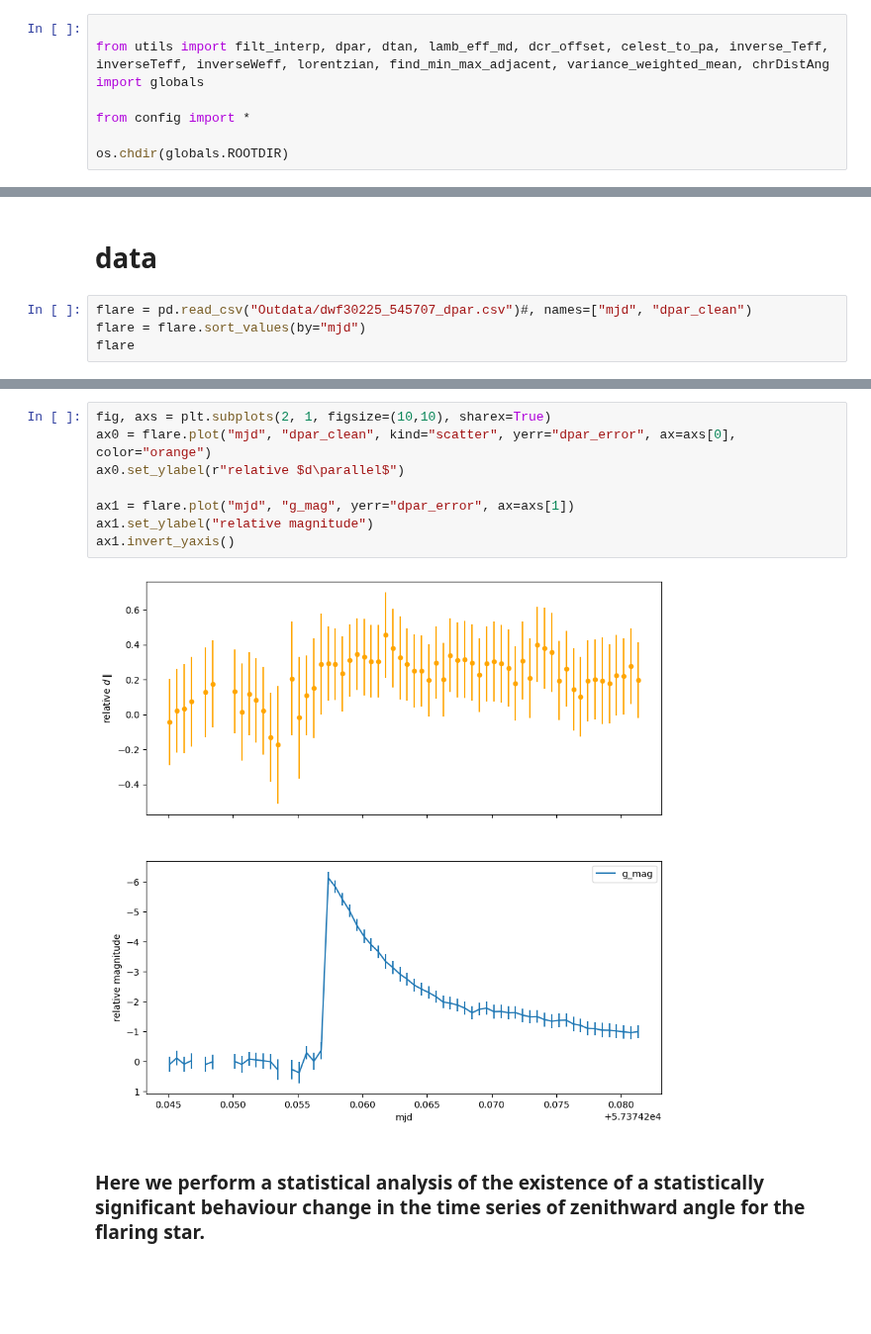
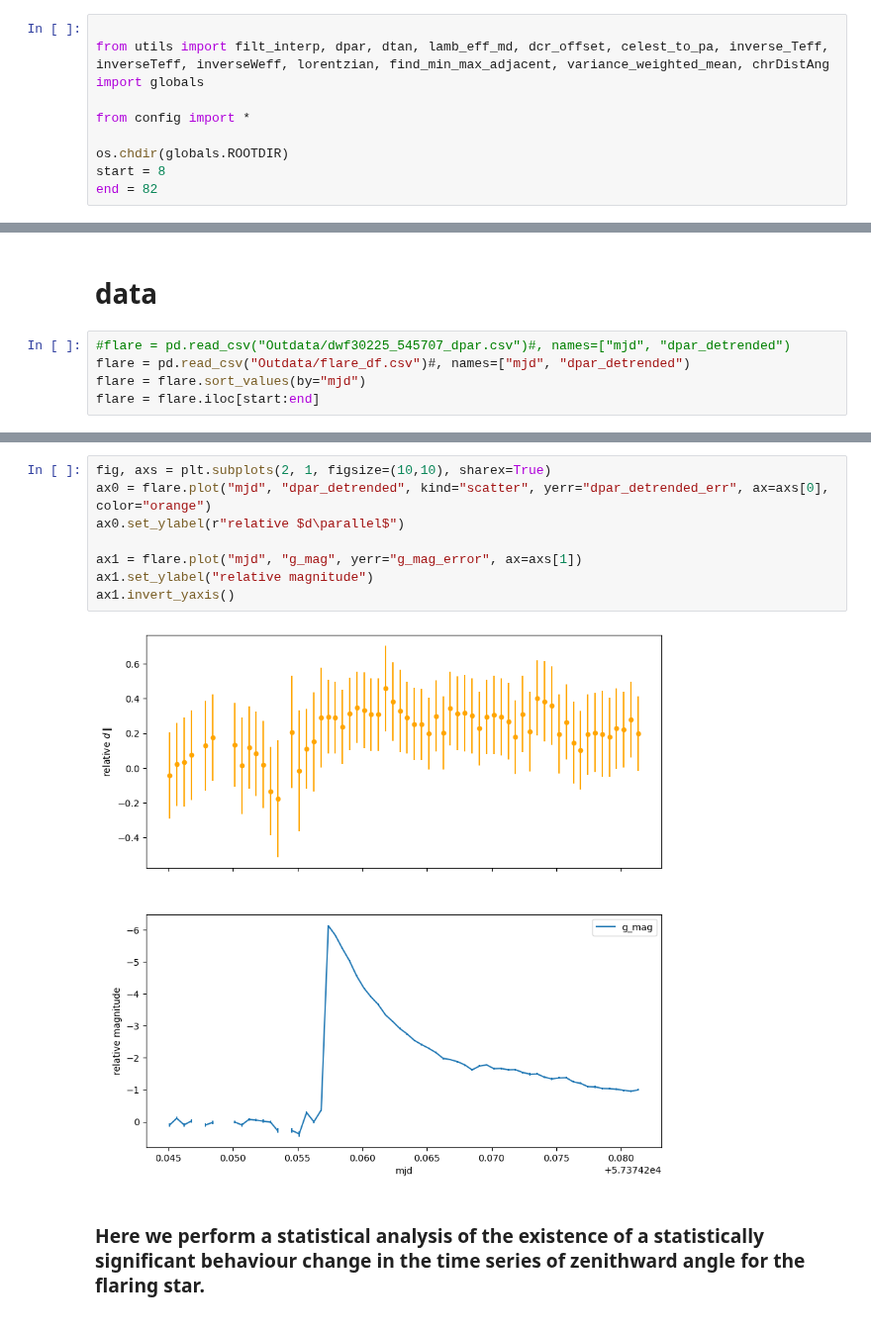
Before and after one commit to RileyWClarke/RAFTS, a Jupyter notebook: Notebooks/dwfflare_dparrStatisticalAnalysis.ipynb, the cells around one changed output, grey strips where cells are left out. Shown at 99% size. Cells and saved outputs as stored; diff of their text form; blank space fills up the shorter version.

```diff
--- a/Notebooks/dwfflare_dparrStatisticalAnalysis.ipynb
+++ b/Notebooks/dwfflare_dparrStatisticalAnalysis.ipynb
@@ -47,6 +29,8 @@ import globals
 from config import *
 
 os.chdir(globals.ROOTDIR)
+start = 8
+end = 82
 # %%
 !pwd
 # %% [output]
@@ -54,6 +38,7 @@ os.chdir(globals.ROOTDIR)
 # %% [markdown]
 # data
 # %%
-flare = pd.read_csv("Outdata/dwf30225_545707_dpar.csv")#, names=["mjd", "dpar_clean")
+#flare = pd.read_csv("Outdata/dwf30225_545707_dpar.csv")#, names=["mjd", "dpar_detrended")
+flare = pd.read_csv("Outdata/flare_df.csv")#, names=["mjd", "dpar_detrended")
 flare = flare.sort_values(by="mjd")
-flare
+flare = flare.iloc[start:end]
@@ -74,13 +45,13 @@ flare
 # %%
 fig, axs = plt.subplots(2, 1, figsize=(10,10), sharex=True)
-ax0 = flare.plot("mjd", "dpar_clean", kind="scatter", yerr="dpar_error", ax=axs[0], color="orange")
+ax0 = flare.plot("mjd", "dpar_detrended", kind="scatter", yerr="dpar_detrended_err", ax=axs[0], color="orange")
 ax0.set_ylabel(r"relative $d\parallel$")
 
-ax1 = flare.plot("mjd", "g_mag", yerr="dpar_error", ax=axs[1])
+ax1 = flare.plot("mjd", "g_mag", yerr="g_mag_error", ax=axs[1])
 ax1.set_ylabel("relative magnitude")
 ax1.invert_yaxis()
 # %% [output]
-[figure, old version]
+[figure, new version]
 # %% [markdown]
 ### Here we perform a statistical analysis of the existence of a statistically significant behaviour change in the time series of zenithward angle for the flaring star.
 
```
Also changed, not shown: parts of 24 cells of this notebook, 19 other files.
